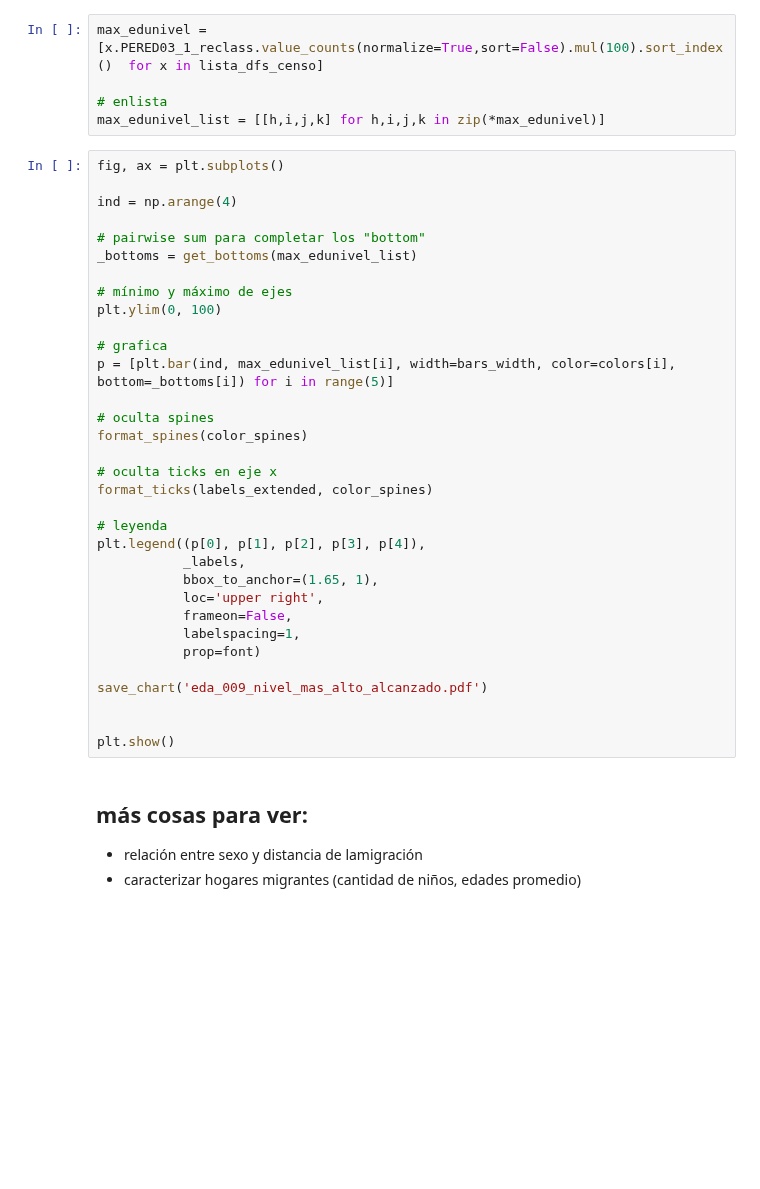
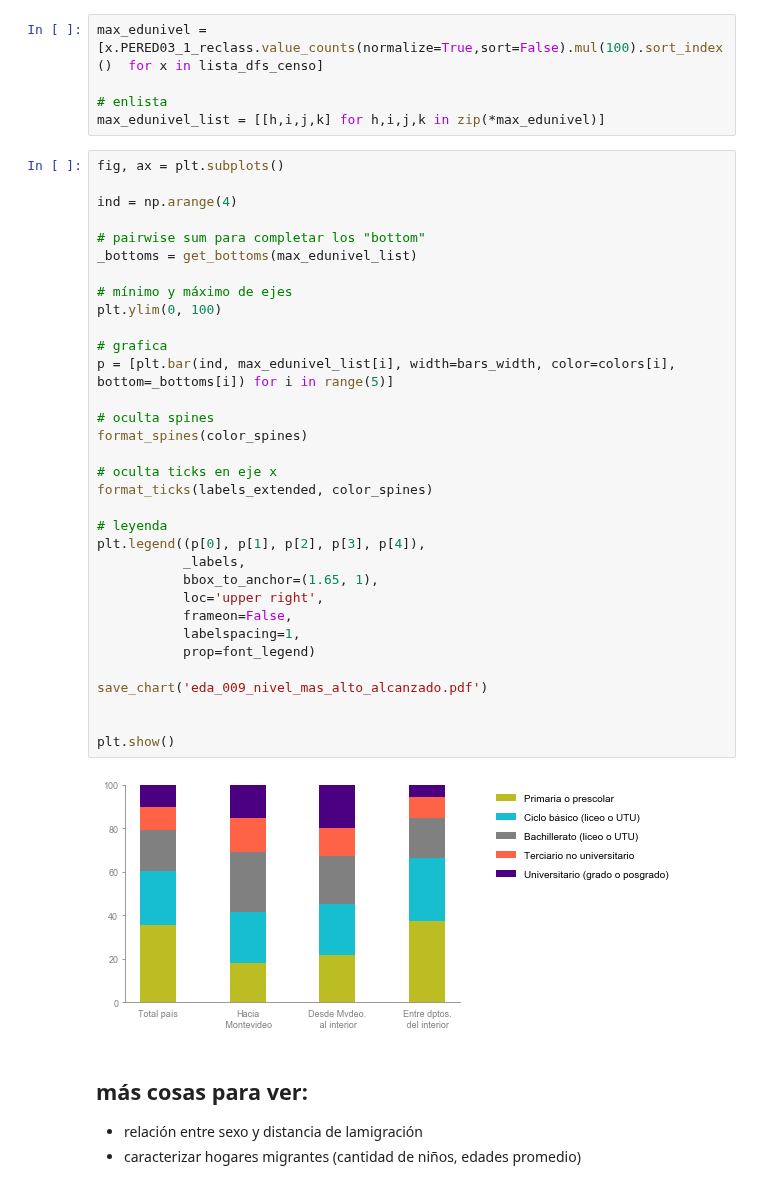
Before and after one commit to guillermodangelo/tesis, a Jupyter notebook: 02-eda_graficas.ipynb, the cells around one changed output. Drawn from its saved outputs; the diff is of its cells as text; blank space fills up the shorter version.

```diff
--- a/02-eda_graficas.ipynb
+++ b/02-eda_graficas.ipynb
@@ -581,34 +594,36 @@ fig, ax = plt.subplots()
 
 ind = np.arange(4)
 
 # pairwise sum para completar los "bottom"
 _bottoms = get_bottoms(max_edunivel_list)
 
 # mínimo y máximo de ejes
 plt.ylim(0, 100)
 
 # grafica
 p = [plt.bar(ind, max_edunivel_list[i], width=bars_width, color=colors[i], bottom=_bottoms[i]) for i in range(5)]
 
 # oculta spines
 format_spines(color_spines)
 
 # oculta ticks en eje x
 format_ticks(labels_extended, color_spines)
 
 # leyenda
 plt.legend((p[0], p[1], p[2], p[3], p[4]),
            _labels,
            bbox_to_anchor=(1.65, 1),
            loc='upper right',
            frameon=False,
            labelspacing=1,
-           prop=font)
+           prop=font_legend)
 
 save_chart('eda_009_nivel_mas_alto_alcanzado.pdf')
 
 
 plt.show()
+# %% [output]
+[figure, added]
 # %% [markdown]
 ## más cosas para ver:
 - relación entre sexo y distancia de lamigración
```
Also changed, not shown: parts of 9 cells of this notebook, 9 other files.
